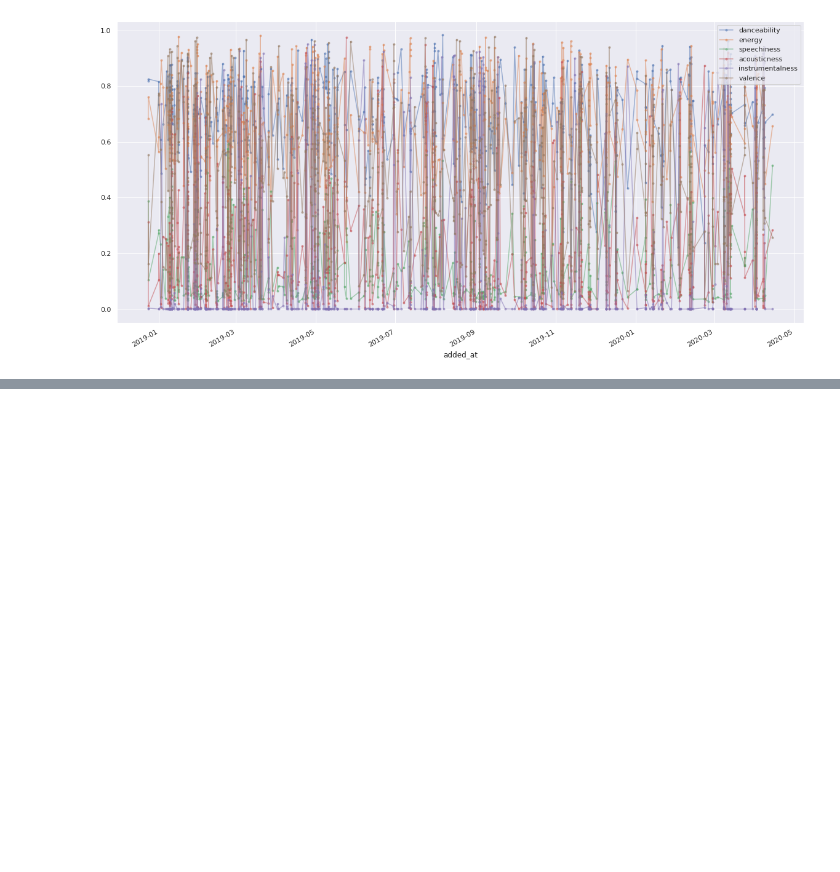
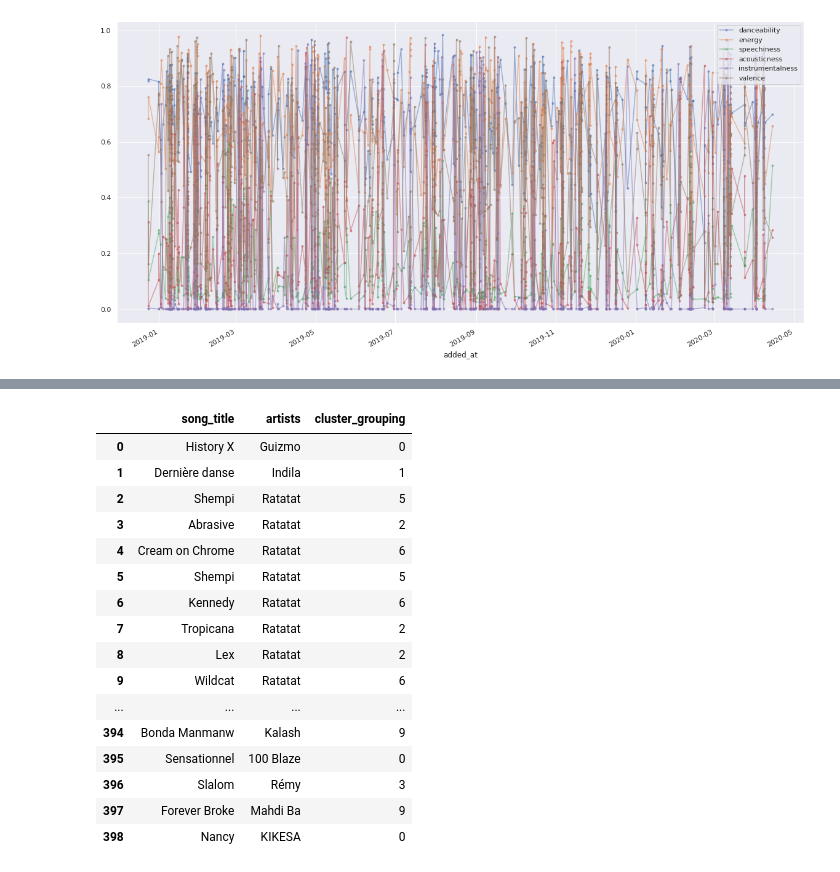
Before and after one commit to GabrieldeBlois/GraphsAndMatching, a Jupyter notebook: src/artous.ipynb, the cells around one changed output, grey strips where cells are left out. Cells and saved outputs as stored; diff of their text form; code cells hidden in the pictures; blank space fills up the shorter version.

```diff
--- a/src/artous.ipynb
+++ b/src/artous.ipynb
@@ -95,0 +286,22 @@ df_saved_tracks_timeIndex[testColumns].plot(marker='.', alpha=0.5)
+# %%
+pd.set_option('display.max_rows', 750)
+
+df_artous[["song_title", "artists", "cluster_grouping"]]
+# %% [output]
+|  | song_title | artists | cluster_grouping |
+| 0 | History X | Guizmo | 0 |
+| 1 | Dernière danse | Indila | 1 |
+| 2 | Shempi | Ratatat | 5 |
+| 3 | Abrasive | Ratatat | 2 |
+| 4 | Cream on Chrome | Ratatat | 6 |
+| 5 | Shempi | Ratatat | 5 |
+| 6 | Kennedy | Ratatat | 6 |
+| 7 | Tropicana | Ratatat | 2 |
+| 8 | Lex | Ratatat | 2 |
+| 9 | Wildcat | Ratatat | 6 |
+| ... | ... | ... | ... |
+| 394 | Bonda Manmanw | Kalash | 9 |
+| 395 | Sensationnel | 100 Blaze | 0 |
+| 396 | Slalom | Rémy | 3 |
+| 397 | Forever Broke | Mahdi Ba | 9 |
+| 398 | Nancy | KIKESA | 0 |
```
Also changed, not shown: parts of 9 cells of this notebook, 2 other files.
